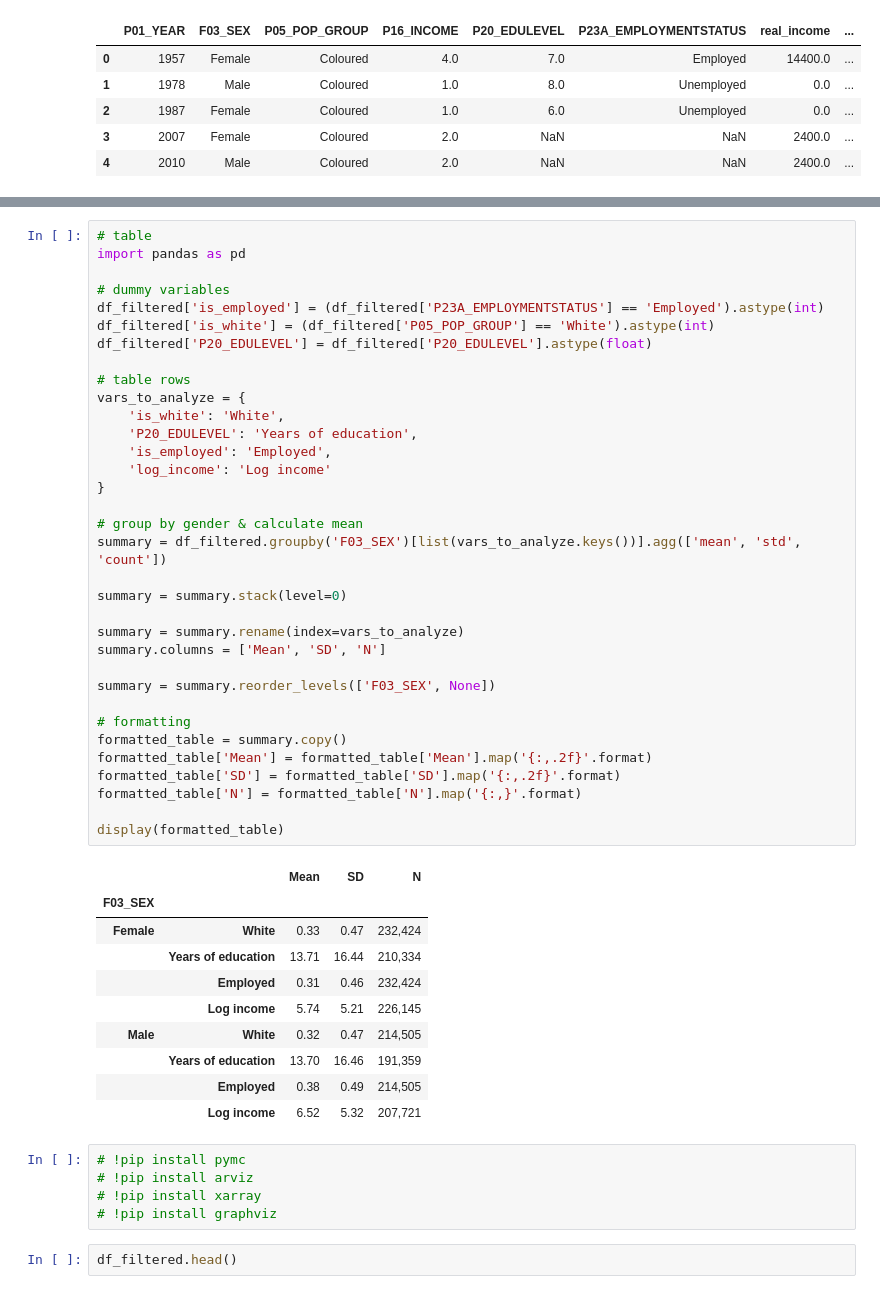
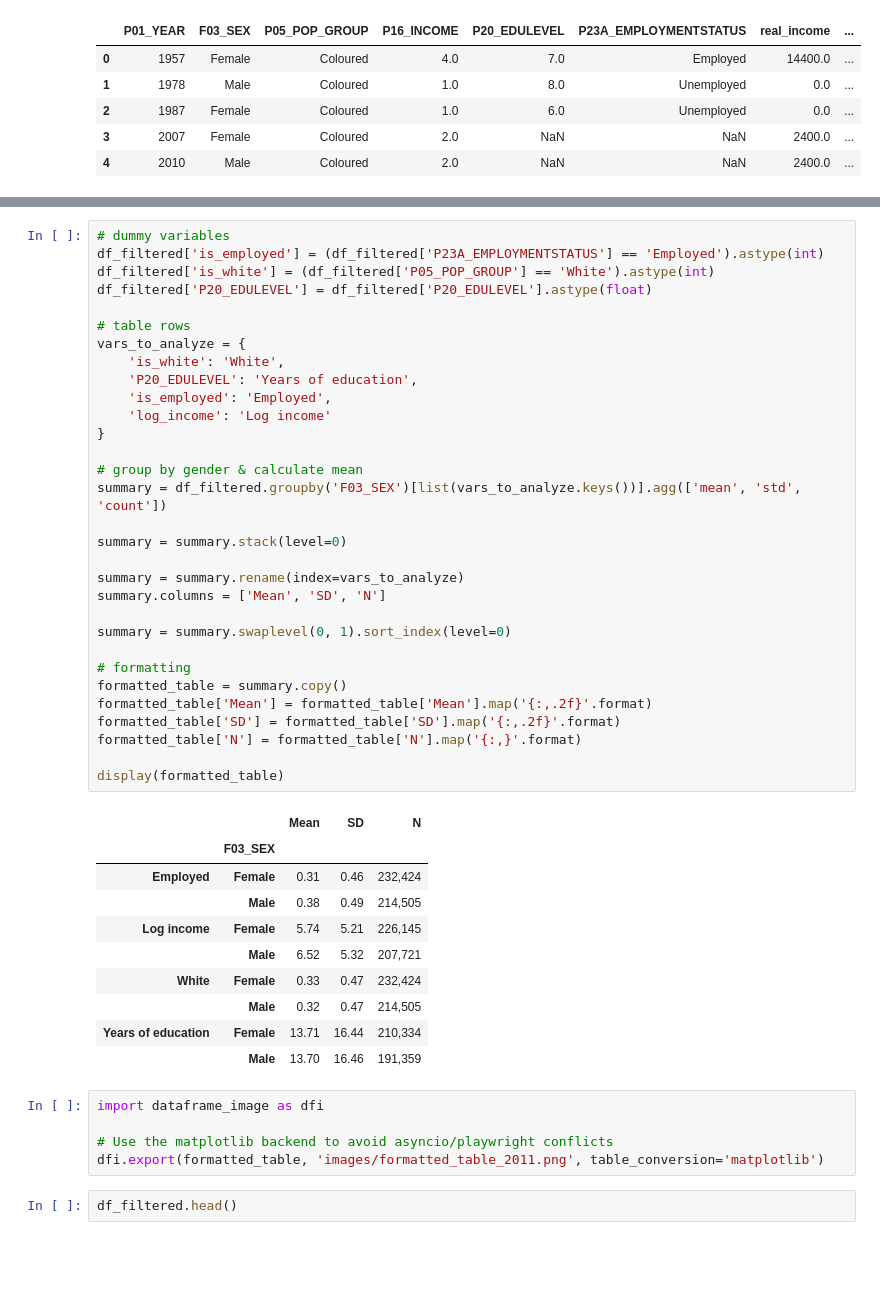
Before and after one commit to erinabruzzy/dsan5650_path1, a Jupyter notebook: apartheid.ipynb, the cells around one changed output, grey strips where cells are left out. Saved outputs shown, nothing was run; the diff lists cells and outputs as text; blank space fills up the shorter version.

```diff
--- a/apartheid.ipynb
+++ b/apartheid.ipynb
@@ -157,55 +163,52 @@ plt.show()
 # %% [output]
 [figure]
 # %%
-# table
-import pandas as pd
-
 # dummy variables
 df_filtered['is_employed'] = (df_filtered['P23A_EMPLOYMENTSTATUS'] == 'Employed').astype(int)
 df_filtered['is_white'] = (df_filtered['P05_POP_GROUP'] == 'White').astype(int)
 df_filtered['P20_EDULEVEL'] = df_filtered['P20_EDULEVEL'].astype(float)
 
 # table rows
 vars_to_analyze = {
     'is_white': 'White',
     'P20_EDULEVEL': 'Years of education',
     'is_employed': 'Employed',
     'log_income': 'Log income'
 }
 
 # group by gender & calculate mean
 summary = df_filtered.groupby('F03_SEX')[list(vars_to_analyze.keys())].agg(['mean', 'std', 'count'])
 
 summary = summary.stack(level=0)
 
 summary = summary.rename(index=vars_to_analyze)
 summary.columns = ['Mean', 'SD', 'N']
 
-summary = summary.reorder_levels(['F03_SEX', None])
+summary = summary.swaplevel(0, 1).sort_index(level=0)
 
 # formatting
 formatted_table = summary.copy()
 formatted_table['Mean'] = formatted_table['Mean'].map('{:,.2f}'.format)
 formatted_table['SD'] = formatted_table['SD'].map('{:,.2f}'.format)
 formatted_table['N'] = formatted_table['N'].map('{:,}'.format)
 
 display(formatted_table)
 # %% [output]
 |  |  | Mean | SD | N |
-| F03_SEX |  |  |  |  |
-| Female | White | 0.33 | 0.47 | 232,424 |
-|  | Years of education | 13.71 | 16.44 | 210,334 |
-|  | Employed | 0.31 | 0.46 | 232,424 |
-|  | Log income | 5.74 | 5.21 | 226,145 |
-| Male | White | 0.32 | 0.47 | 214,505 |
-|  | Years of education | 13.70 | 16.46 | 191,359 |
-|  | Employed | 0.38 | 0.49 | 214,505 |
-|  | Log income | 6.52 | 5.32 | 207,721 |
+|  | F03_SEX |  |  |  |
+| Employed | Female | 0.31 | 0.46 | 232,424 |
+|  | Male | 0.38 | 0.49 | 214,505 |
+| Log income | Female | 5.74 | 5.21 | 226,145 |
+|  | Male | 6.52 | 5.32 | 207,721 |
+| White | Female | 0.33 | 0.47 | 232,424 |
+|  | Male | 0.32 | 0.47 | 214,505 |
+| Years of education | Female | 13.71 | 16.44 | 210,334 |
+|  | Male | 13.70 | 16.46 | 191,359 |
-# %%
-# !pip install pymc
-# !pip install arviz
-# !pip install xarray
-# !pip install graphviz
+# %%
+import dataframe_image as dfi
+
+# Use the matplotlib backend to avoid asyncio/playwright conflicts
+dfi.export(formatted_table, 'images/formatted_table_2011.png', table_conversion='matplotlib')
 # %%
 df_filtered.head()
 # %% [output]
```
Also changed, not shown: parts of 16 cells of this notebook, 8 other files.
